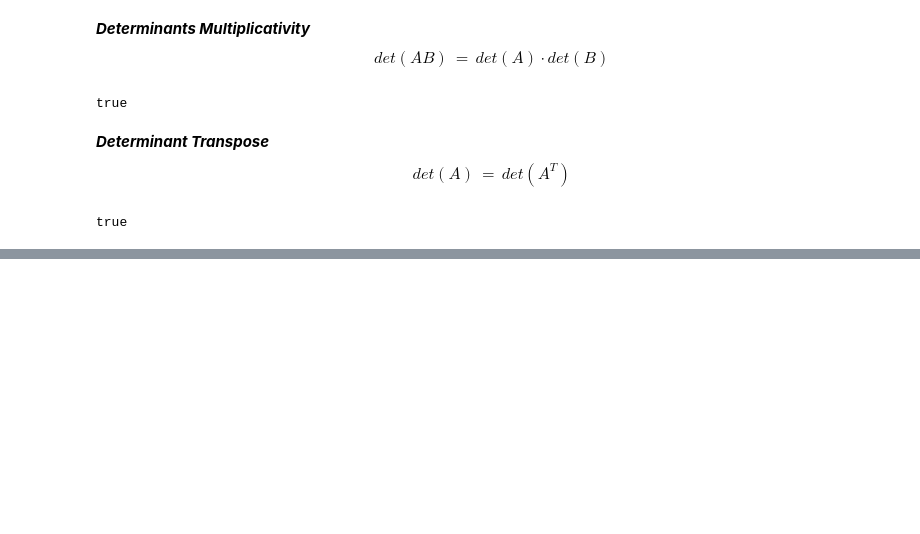
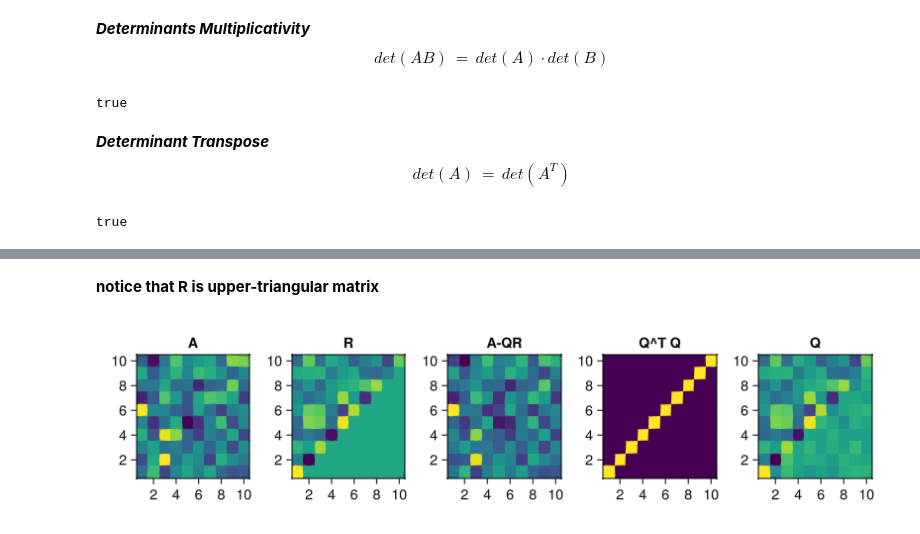
Before and after one commit to NimaPoshtiban/AI_notes, a Jupyter notebook: Matrices.ipynb, the cells around one changed output, grey strips where cells are left out. Saved outputs shown, nothing was run; the diff lists cells and outputs as text; code cells hidden in the pictures; blank space fills up the shorter version.

Commit message:
add QR decomposition

```diff
--- a/Matrices.ipynb
+++ b/Matrices.ipynb
@@ -393,0 +629,6 @@ true
+# %%
+begin
+println("Example of QR Decomposition")
+A = randn(10,10)
+(Q,R) = LinearAlgebra.qr(A)
+end
@@ -393,0 +651,20 @@ true
+# %% [markdown]
+**notice that R is upper-triangular matrix**
+# %%
+begin
+f = GLMakie.Figure(size=(800,200))
+ax = GLMakie.Axis(f[1,1],title="A")
+GLMakie.heatmap!(ax,A)
+ax = GLMakie.Axis(f[1,2],title="R")
+GLMakie.heatmap!(ax,R)
+
+ax = GLMakie.Axis(f[1,3],title="A-QR")
+GLMakie.heatmap!(ax,A.-Q.*R)
+ax = GLMakie.Axis(f[1,4],title="Q^T Q")
+GLMakie.heatmap!(ax,Q'Q)
+ax = GLMakie.Axis(f[1,5],title="Q")
+GLMakie.heatmap!(ax,Q.factors)
+f
+end
+# %% [output]
+[figure, added]
```
Also changed, not shown: parts of 29 cells of this notebook.
